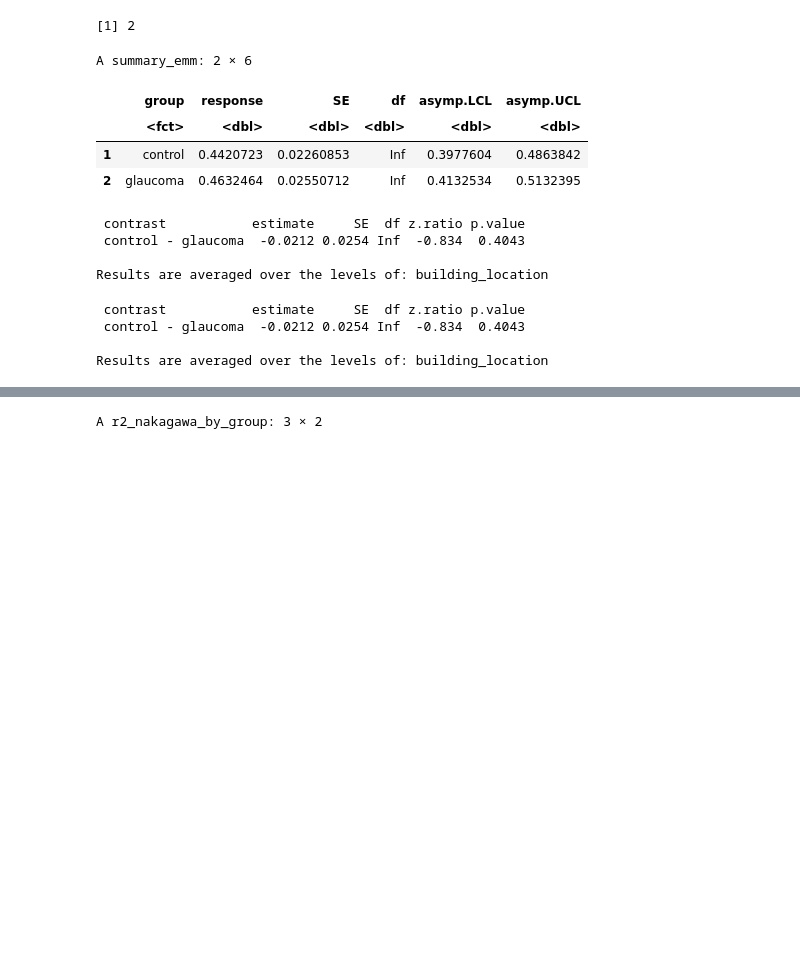
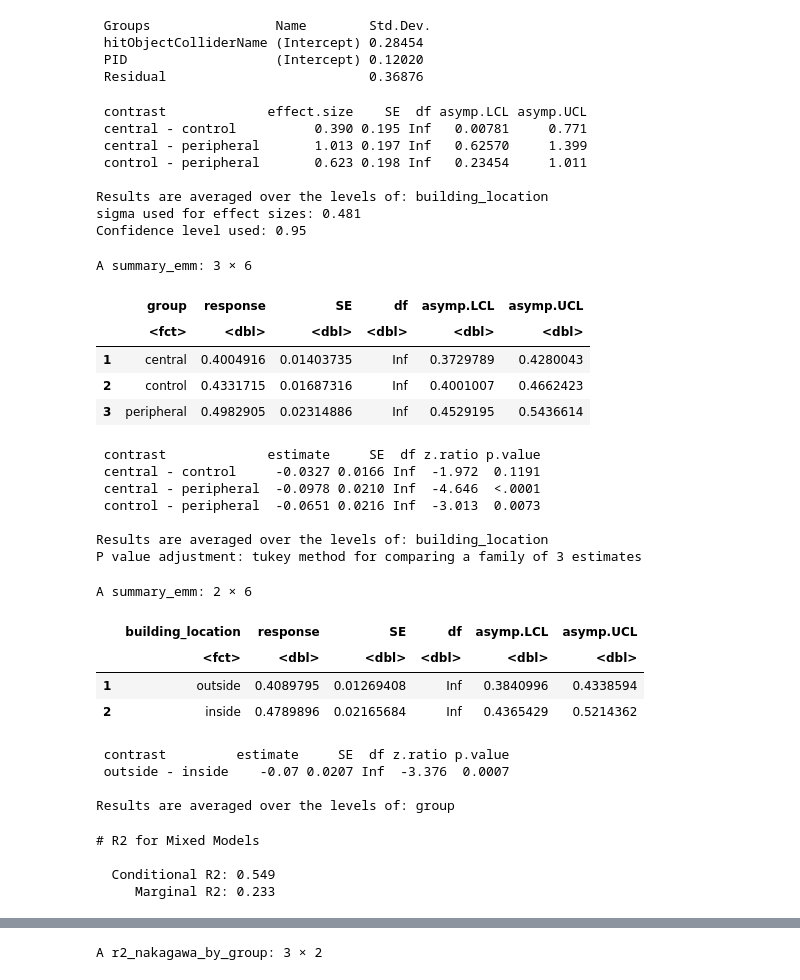
Before and after one commit to SanD94/VReGTrET, a Jupyter notebook: GraphTheory_ET_VR_Westbrueck/Analysis/raw_gaze_analysis/figure_playground.ipynb, the cells around one changed output, grey strips where cells are left out. Drawn from its saved outputs; the diff is of its cells as text; code cells hidden in the pictures; blank space fills up the shorter version.

Commit message:
add gt summary for ndc and dwell time using glmm

```diff
--- a/GraphTheory_ET_VR_Westbrueck/Analysis/raw_gaze_analysis/figure_playground.ipynb
+++ b/GraphTheory_ET_VR_Westbrueck/Analysis/raw_gaze_analysis/figure_playground.ipynb
@@ -101,7 +79,10 @@ The following object is masked from ‘package:stats’:
 # %%
 # Fit a generalized linear mixed model (GLMM) using glmer
-# Assuming a dataset 'data' with a binary response variable 'y',
-# a fixed effect 'x', and a random effect 'group'
-df_filter <- df %>% filter(median_clusterDuration < 3)
-model <- glmer(median_clusterDuration ~ building_location + group + (1 | PID) + (1 | hitObjectColliderName), data = df_filter, Gamma(link = "inverse"))
+model_0 <- glmer(median_clusterDuration ~ 1 + (1 | PID) + (1 | hitObjectColliderName), data = df, family = Gamma(link = "inverse"))
+model_inter <- glmer(median_clusterDuration ~ building_location + (1 | PID) + (1 | hitObjectColliderName), data = df, family = Gamma(link = "inverse"))
+df <- df %>%
+    mutate(
+        group = factor(group, c("control", "peripheral", "central"))
+    )
+model_full <- glmer(median_clusterDuration ~ building_location + group + (1 | PID) + (1 | hitObjectColliderName), data = df, family = Gamma(link = "inverse"))
 # model0 <- glmer(median_clusterDuration ~ 1 + (1 | PID) + (1| hitObjectColliderName), data = df, Gamma(link = "inverse"))
@@ -195,30 +587,64 @@ A anova: 2 × 6
 # %%
 # Create a reference grid
 ref_grid <- ref_grid(model)
-02
 # Regrid to transform the reference grid
 # This is particularly useful for gamma models with inverse link
 new_grid <- regrid(ref_grid, transform = "response")
 
 # Now use the transformed grid for emmeans
 emm <- emmeans(new_grid, ~ group)
+emm_building <- emmeans(new_grid, ~ building_location)
+emm_eff <- emmeans(model, ~ group)
+emm_building_eff <- emmeans(model, ~ building_location)
+
+VarCorr(model)
+full_var <- as_tibble(VarCorr(model)) %>% pull(sdcor)
+full_sd <- sqrt(sum(full_var^2))
+eff_size(emm_eff, sigma = full_sd, edf = 1822)
 
 # View results
 summary(emm)
-pairs(emm, adjust = "bonferroni")
 pairs(emm, adjust = "tukey")
+
+summary(emm_building)
+pairs(emm_building, adjust = "tukey")
+r2_nakagawa(model)
 # %% [output]
-[1] 2
+ Groups                Name        Std.Dev.
+ hitObjectColliderName (Intercept) 0.28454
+ PID                   (Intercept) 0.12020
+ Residual                          0.36876
-A summary_emm: 2 × 6
+ contrast             effect.size    SE  df asymp.LCL asymp.UCL
+ central - control          0.390 0.195 Inf   0.00781     0.771
+ central - peripheral       1.013 0.197 Inf   0.62570     1.399
+ control - peripheral       0.623 0.198 Inf   0.23454     1.011
+
+Results are averaged over the levels of: building_location
+sigma used for effect sizes: 0.481
+Confidence level used: 0.95
+A summary_emm: 3 × 6
 |  | group | response | SE | df | asymp.LCL | asymp.UCL |
 |  | <fct> | <dbl> | <dbl> | <dbl> | <dbl> | <dbl> |
-| 1 | control | 0.4420723 | 0.02260853 | Inf | 0.3977604 | 0.4863842 |
-| 2 | glaucoma | 0.4632464 | 0.02550712 | Inf | 0.4132534 | 0.5132395 |
+| 1 | central | 0.4004916 | 0.01403735 | Inf | 0.3729789 | 0.4280043 |
+| 2 | control | 0.4331715 | 0.01687316 | Inf | 0.4001007 | 0.4662423 |
+| 3 | peripheral | 0.4982905 | 0.02314886 | Inf | 0.4529195 | 0.5436614 |
- contrast           estimate     SE  df z.ratio p.value
- control - glaucoma  -0.0212 0.0254 Inf  -0.834  0.4043
-
-Results are averaged over the levels of: building_location
- contrast           estimate     SE  df z.ratio p.value
- control - glaucoma  -0.0212 0.0254 Inf  -0.834  0.4043
+ contrast             estimate     SE  df z.ratio p.value
+ central - control     -0.0327 0.0166 Inf  -1.972  0.1191
+ central - peripheral  -0.0978 0.0210 Inf  -4.646  <.0001
+ control - peripheral  -0.0651 0.0216 Inf  -3.013  0.0073
 
 Results are averaged over the levels of: building_location
+P value adjustment: tukey method for comparing a family of 3 estimates
+A summary_emm: 2 × 6
+|  | building_location | response | SE | df | asymp.LCL | asymp.UCL |
+|  | <fct> | <dbl> | <dbl> | <dbl> | <dbl> | <dbl> |
+| 1 | outside | 0.4089795 | 0.01269408 | Inf | 0.3840996 | 0.4338594 |
+| 2 | inside | 0.4789896 | 0.02165684 | Inf | 0.4365429 | 0.5214362 |
+ contrast         estimate     SE  df z.ratio p.value
+ outside - inside    -0.07 0.0207 Inf  -3.376  0.0007
+
+Results are averaged over the levels of: group
+# R2 for Mixed Models
+
+  Conditional R2: 0.549
+     Marginal R2: 0.233
```
Also changed, not shown: parts of 30 cells of this notebook, 3 other files.
